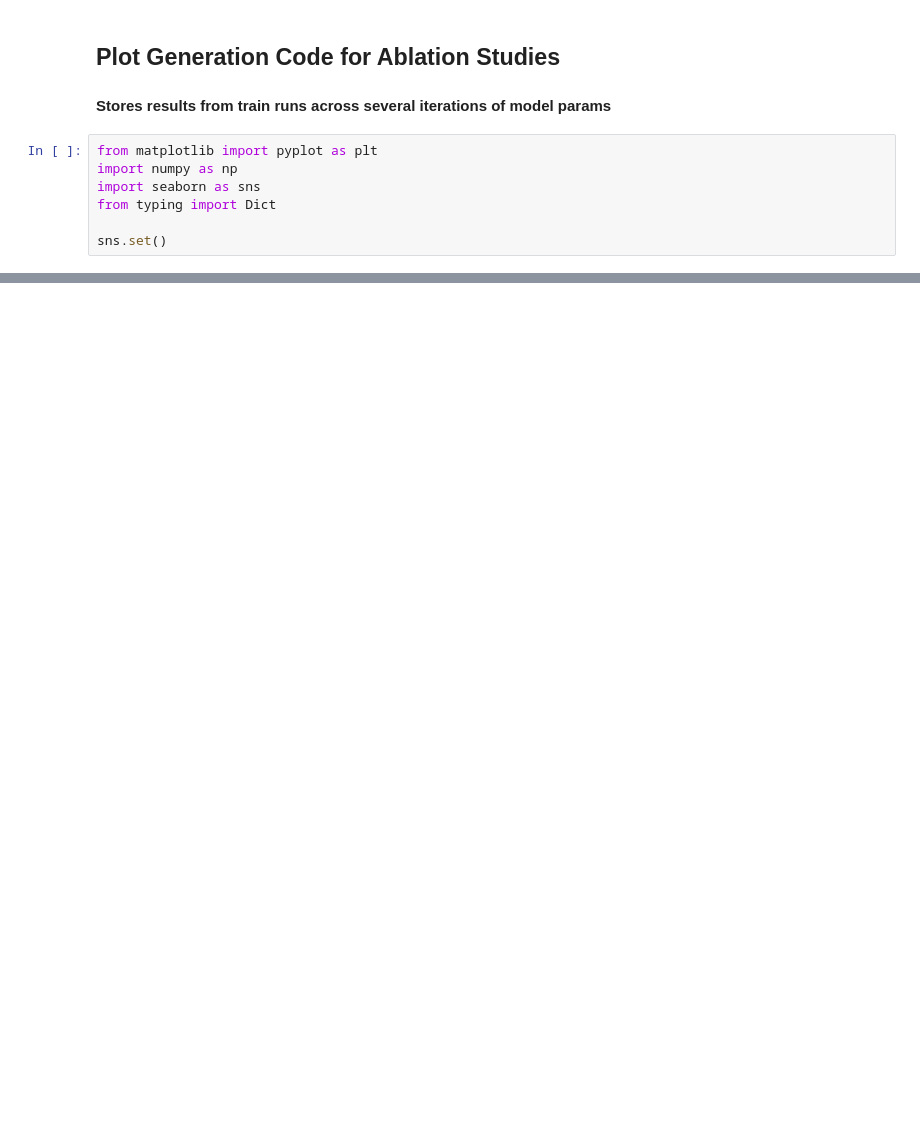
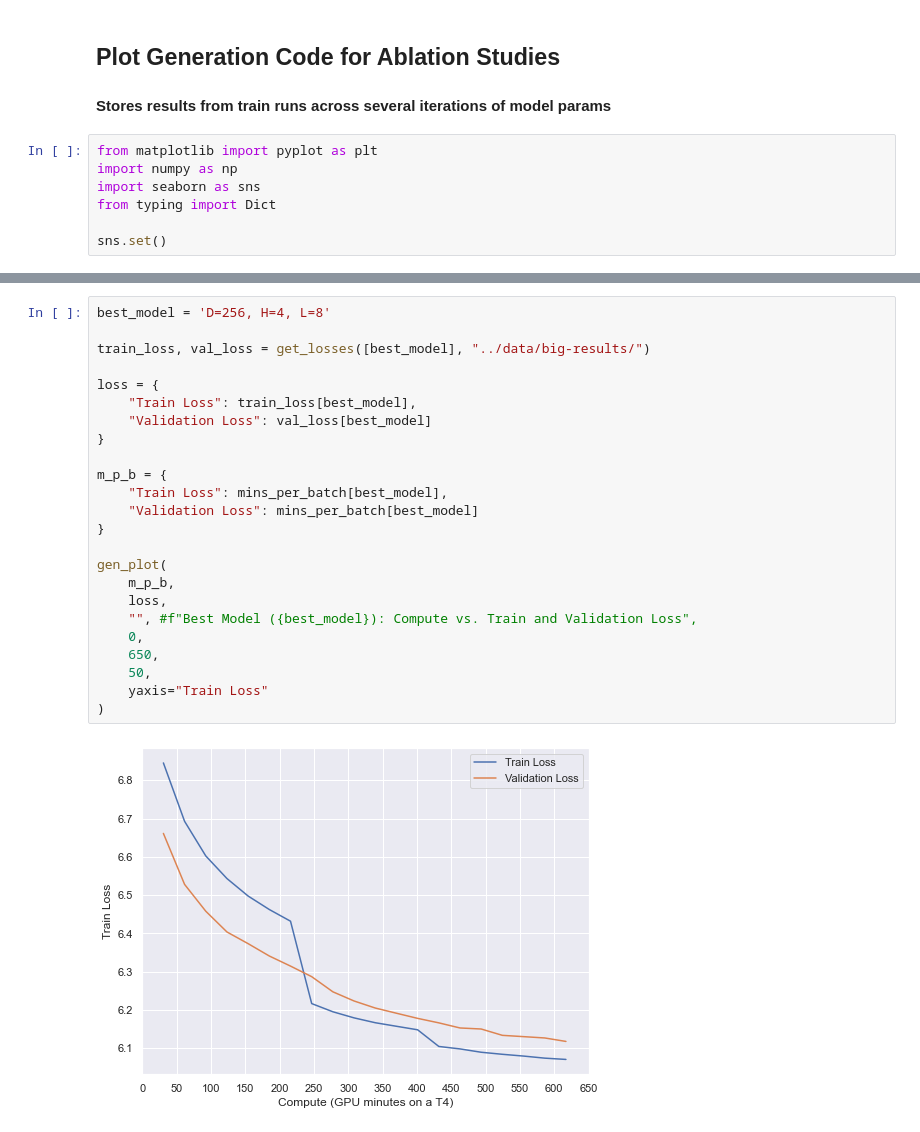
Before and after one commit to alex-mous/LLaMA-Train, a Jupyter notebook: notebooks/Results_Plots.ipynb, the cells around one changed output, grey strips where cells are left out. Saved outputs shown, nothing was run; the diff lists cells and outputs as text; blank space fills up the shorter version.

```diff
--- a/notebooks/Results_Plots.ipynb
+++ b/notebooks/Results_Plots.ipynb
@@ -226,0 +113,26 @@ gen_plot(
+# %%
+best_model = 'D=256, H=4, L=8'
+
+train_loss, val_loss = get_losses([best_model], "../data/big-results/")
+
+loss = {
+    "Train Loss": train_loss[best_model],
+    "Validation Loss": val_loss[best_model]
+}
+
+m_p_b = {
+    "Train Loss": mins_per_batch[best_model],
+    "Validation Loss": mins_per_batch[best_model]
+}
+
+gen_plot(
+    m_p_b,
+    loss,
+    "", #f"Best Model ({best_model}): Compute vs. Train and Validation Loss",
+    0,
+    650,
+    50,
+    yaxis="Train Loss"
+)
+# %% [output]
+[figure, added]
```
Also changed, not shown: parts of 6 cells of this notebook.
